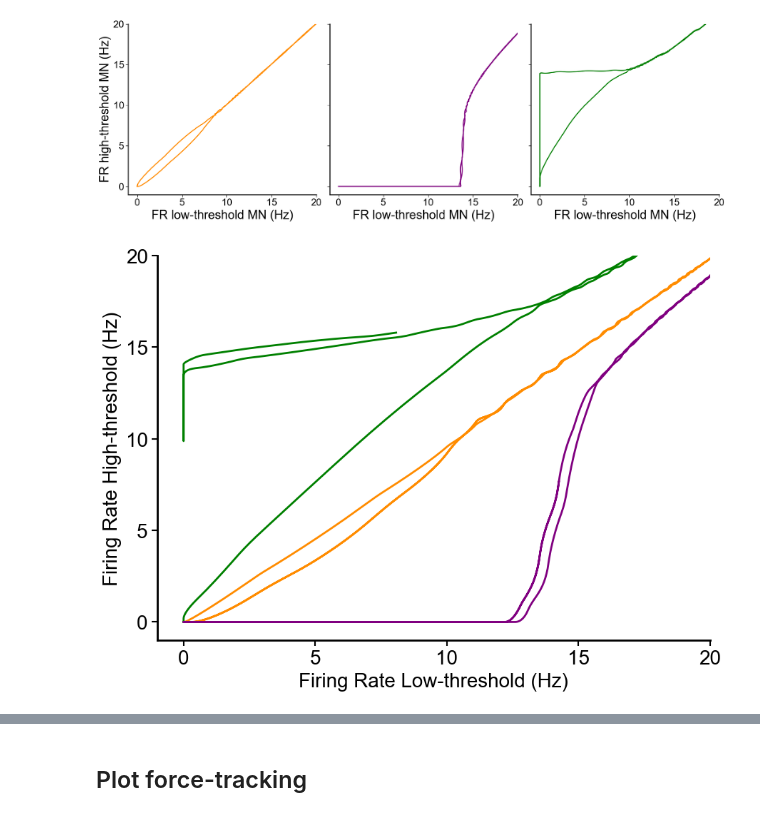
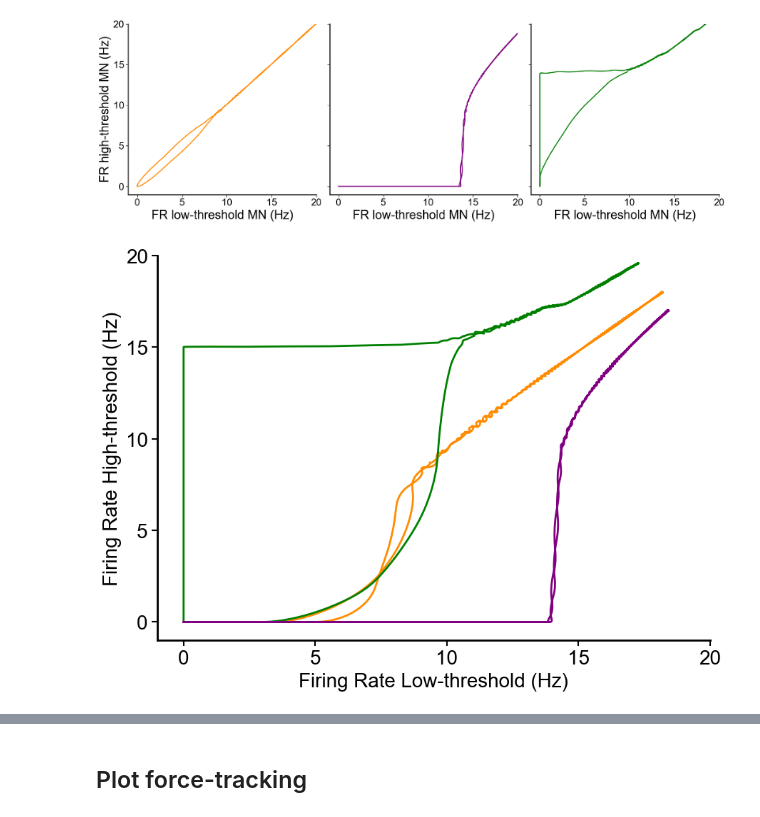
Before and after one commit to natmtc/flexible-motoneuron-control, a Jupyter notebook: Plot_figures.ipynb, the cells around one changed output, grey strips where cells are left out. Saved outputs shown, nothing was run; the diff lists cells and outputs as text; code cells hidden in the pictures.

```diff
--- a/Plot_figures.ipynb
+++ b/Plot_figures.ipynb
@@ -142,0 +143,34 @@ plt.show()
+# %%
+import numpy as np
+import matplotlib.pyplot as plt
+import seaborn as sns
+
+# === Compute average firing rate per neuron ===
+avg_firing_rates = np.nanmean(all_rates, axis=0)  # shape: (n_neurons,)
+
+# === Plot histogram ===
+plt.figure(figsize=(3, 5))
+plt.hist(avg_firing_rates, bins=20, color='black', edgecolor='white', alpha=0.8)
+
+# === Styling ===
+plt.xlabel('Average Firing Rate (Hz)', fontsize=15, fontname='Arial')
+plt.ylabel('Number of Motoneurons', fontsize=15, fontname='Arial')
+plt.xticks(fontsize=16, fontname='Arial')
+plt.yticks(fontsize=16, fontname='Arial')
+
+sns.despine()
+plt.tight_layout()
+ax = plt.gca()
+
+ax.tick_params(
+    axis='both',        # apply to both x and y axes
+    which='major',      # major ticks only
+    direction='out',    # or 'inout' for both sides
+    length=6,           # length of the ticks
+    width=1.5,          # thickness of the ticks
+    colors='black',     # color of tick lines
+    bottom=True,left=True,   # ensure all sides have ticks
+)
+# === Optional: Save figure ===
+plt.savefig('/Users/nmt121/Desktop/Figures/avg_firing_rate_distribution.pdf', dpi=300, bbox_inches='tight')
+plt.show()
@@ -197,15 +233,15 @@ plt.show()
 
 
 # Load data
-file_path_sim = "/Users/nmt121/Desktop/Repositories/Motoneuron_Model/Data_MN_Model/Data_final/pairs_state_space/pair34_constant_SINPIC.jld2"
+file_path_sim = "/Users/nmt121/Desktop/Repositories/Motoneuron_Model/Data_MN_Model/Data_final/pairs_state_space/pair34_balanced.jld2"
 with h5py.File(file_path_sim, 'r') as f:
     firings_similar = f['avg_traj'][:].T
 
-file_path_diff = "/Users/nmt121/Desktop/Repositories/Motoneuron_Model/Data_MN_Model/Data_final/pairs_state_space/pair6667_constant_SINPIC.jld2"
+file_path_diff = "/Users/nmt121/Desktop/Repositories/Motoneuron_Model/Data_MN_Model/Data_final/pairs_state_space/pair6667_balanced.jld2"
 with h5py.File(file_path_diff, 'r') as f:
     firings_diff = f['avg_traj'][:].T
 
-file_path_diff = "/Users/nmt121/Desktop/Repositories/Motoneuron_Model/Data_MN_Model/Data_final/pairs_state_space/pair170_constant_SINPIC.jld2"
+file_path_diff = "/Users/nmt121/Desktop/Repositories/Motoneuron_Model/Data_MN_Model/Data_final/pairs_state_space/pair170_balanced.jld2"
 with h5py.File(file_path_diff, 'r') as f:
     firings_recr = f['avg_traj'][:].T
 
@@ -219,32 +255,32 @@ plt.plot(firings_similar[:, 0], firings_similar[:, 1], c='darkorange', linewidth
 plt.plot(firings_diff[:, 0], firings_diff[:, 1], c='green', linewidth=2)
 plt.plot(firings_recr[:, 0], firings_recr[:, 1], c='purple', linewidth=2)
 
 # Axis limits
 plt.xlim([-1, 20])
 plt.ylim([-1, 20])
 
 # Axis labels (not bold)
 ax.set_xlabel("Firing Rate Low-threshold (Hz)", fontsize=20, fontname='Arial')
 ax.set_ylabel("Firing Rate High-threshold (Hz)", fontsize=20, fontname='Arial')
 
 # Custom ticks with visible tick marks
 plt.xticks([0, 5, 10, 15, 20], fontsize=20, fontname='Arial')
 plt.yticks([0, 5, 10, 15, 20], fontsize=20, fontname='Arial')
 ax.tick_params(axis='both', length=6, width=1.5, direction='out')
 
 # Clean spines
 sns.despine()
 for side in ['bottom', 'left', 'top', 'right']:
     ax.spines[side].set_linewidth(2)
 
 # No grid or title
 ax.grid(False)
 ax.set_title("")
 
 # Save figure
-plt.savefig('/Users/nmt121/Desktop/Figures/pairssin_pic.pdf', dpi=300, bbox_inches='tight')
+plt.savefig('/Users/nmt121/Desktop/Figures/pairssin__balanced.pdf', dpi=300, bbox_inches='tight')
 plt.show()
 
 plt.show()
 # %% [output]
-[figure, old version]
+[figure, new version]
```
Also changed, not shown: parts of 11 cells of this notebook, 12 other files.
